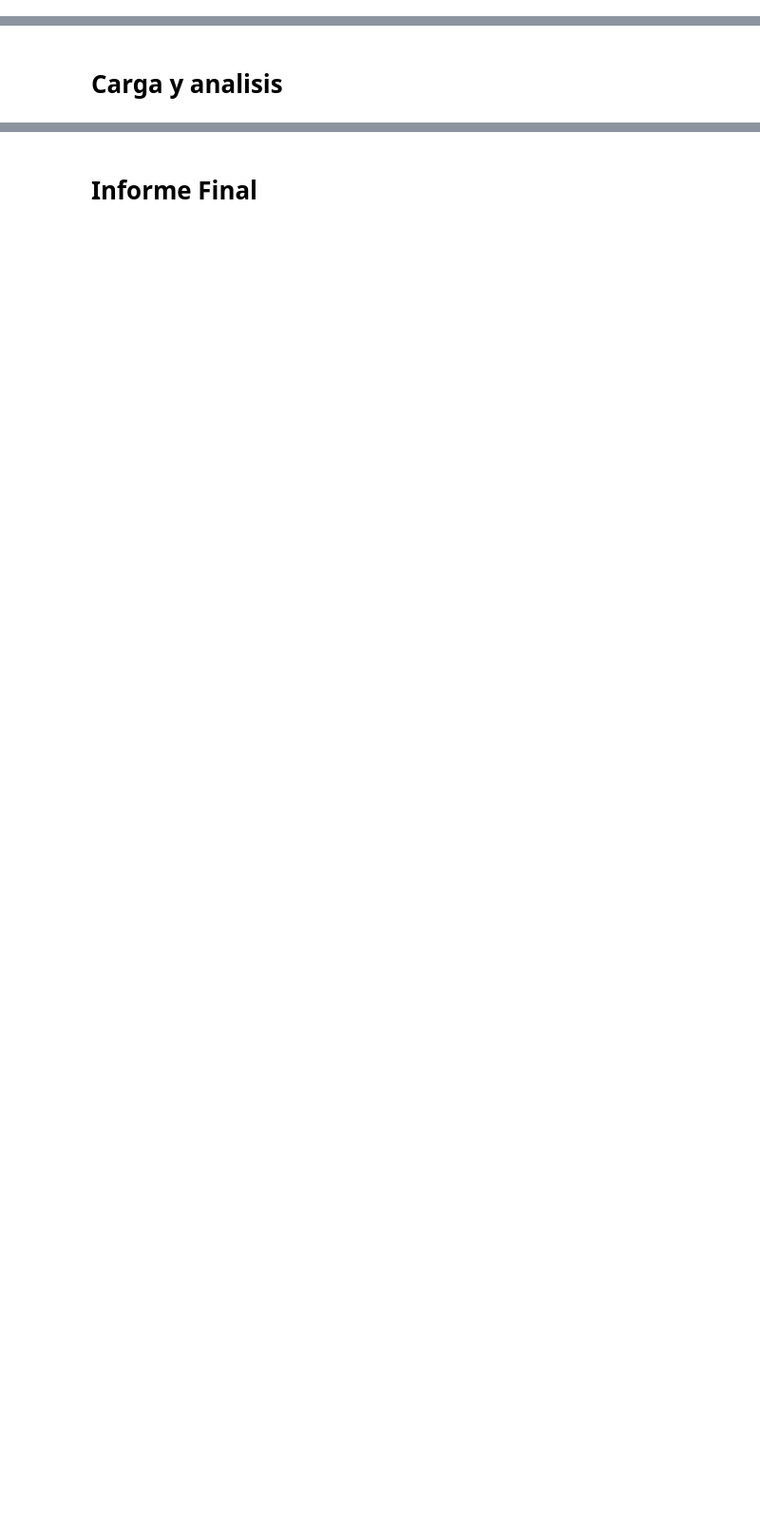
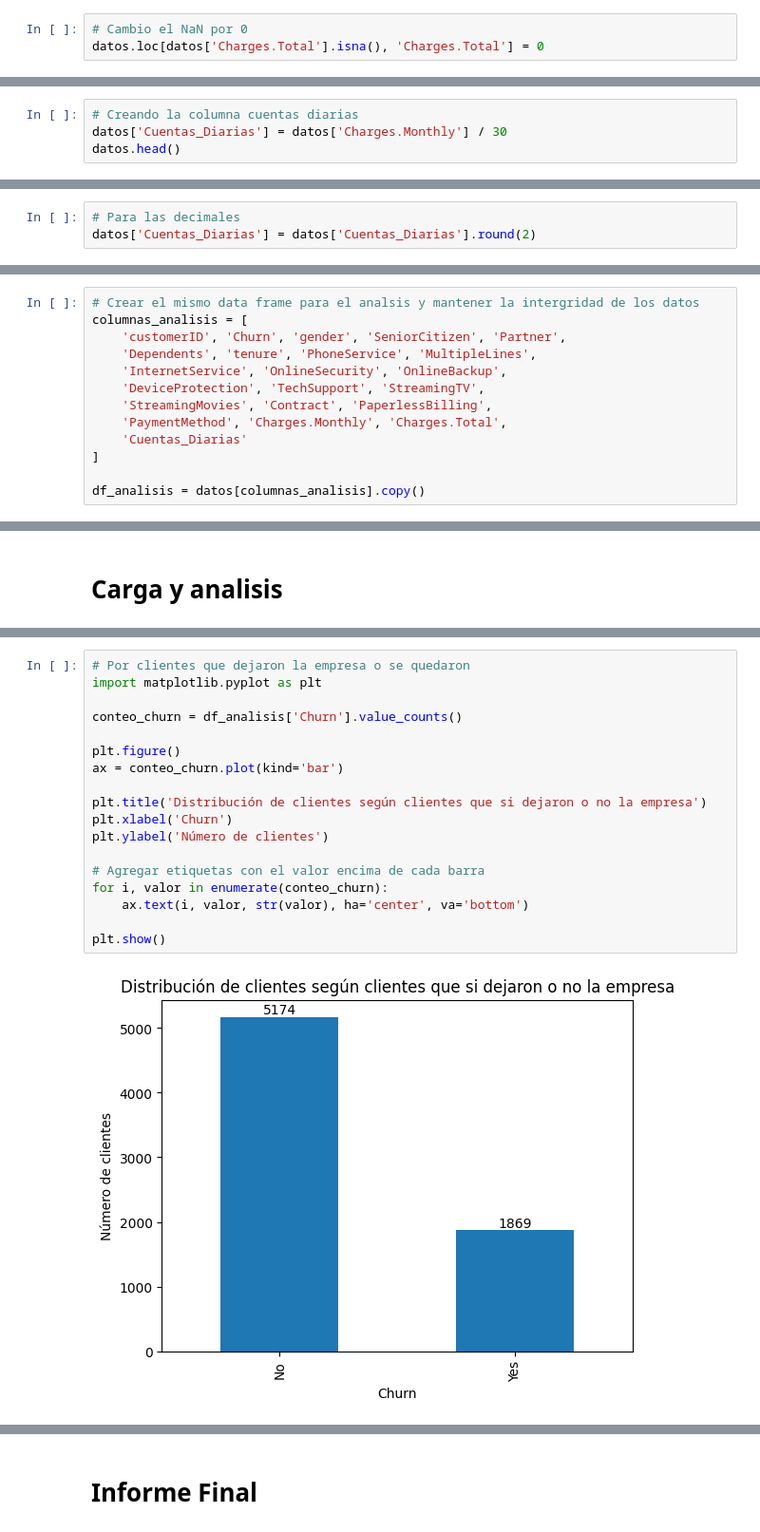
Before and after one commit to Dupskops/Challenge-Telecom-X-an-lisis-de-evasi-n-de-clientes-Anibal-, a Jupyter notebook: Challenge_Telecom_X_análisis_de_evasión_de_clientes.ipynb, the cells around one changed output, grey strips where cells are left out. Shown at 95% size. Cells and saved outputs as stored; diff of their text form; blank space fills up the shorter version.

```diff
--- a/Challenge_Telecom_X_análisis_de_evasión_de_clientes.ipynb
+++ b/Challenge_Telecom_X_análisis_de_evasión_de_clientes.ipynb
@@ -133,0 +208,3 @@ pd.json_normalize(datos['account'])
+# %%
+# Cambio el NaN por 0
+datos.loc[datos['Charges.Total'].isna(), 'Charges.Total'] = 0
@@ -133,0 +251,4 @@ pd.json_normalize(datos['account'])
+# %%
+# Creando la columna cuentas diarias
+datos['Cuentas_Diarias'] = datos['Charges.Monthly'] / 30
+datos.head()
@@ -133,0 +284,3 @@ pd.json_normalize(datos['account'])
+# %%
+# Para las decimales
+datos['Cuentas_Diarias'] = datos['Cuentas_Diarias'].round(2)
@@ -133,0 +305,13 @@ pd.json_normalize(datos['account'])
+# %%
+# Crear el mismo data frame para el analsis y mantener la intergridad de los datos
+columnas_analisis = [
+    'customerID', 'Churn', 'gender', 'SeniorCitizen', 'Partner',
+    'Dependents', 'tenure', 'PhoneService', 'MultipleLines',
+    'InternetService', 'OnlineSecurity', 'OnlineBackup',
+    'DeviceProtection', 'TechSupport', 'StreamingTV',
+    'StreamingMovies', 'Contract', 'PaperlessBilling',
+    'PaymentMethod', 'Charges.Monthly', 'Charges.Total',
+    'Cuentas_Diarias'
+]
+
+df_analisis = datos[columnas_analisis].copy()
@@ -135,0 +364,20 @@ pd.json_normalize(datos['account'])
+# %%
+# Por clientes que dejaron la empresa o se quedaron
+import matplotlib.pyplot as plt
+
+conteo_churn = df_analisis['Churn'].value_counts()
+
+plt.figure()
+ax = conteo_churn.plot(kind='bar')
+
+plt.title('Distribución de clientes según clientes que si dejaron o no la empresa')
+plt.xlabel('Churn')
+plt.ylabel('Número de clientes')
+
+# Agregar etiquetas con el valor encima de cada barra
+for i, valor in enumerate(conteo_churn):
+    ax.text(i, valor, str(valor), ha='center', va='bottom')
+
+plt.show()
+# %% [output]
+[figure, added]
```
Also changed, not shown: parts of 75 cells of this notebook.
